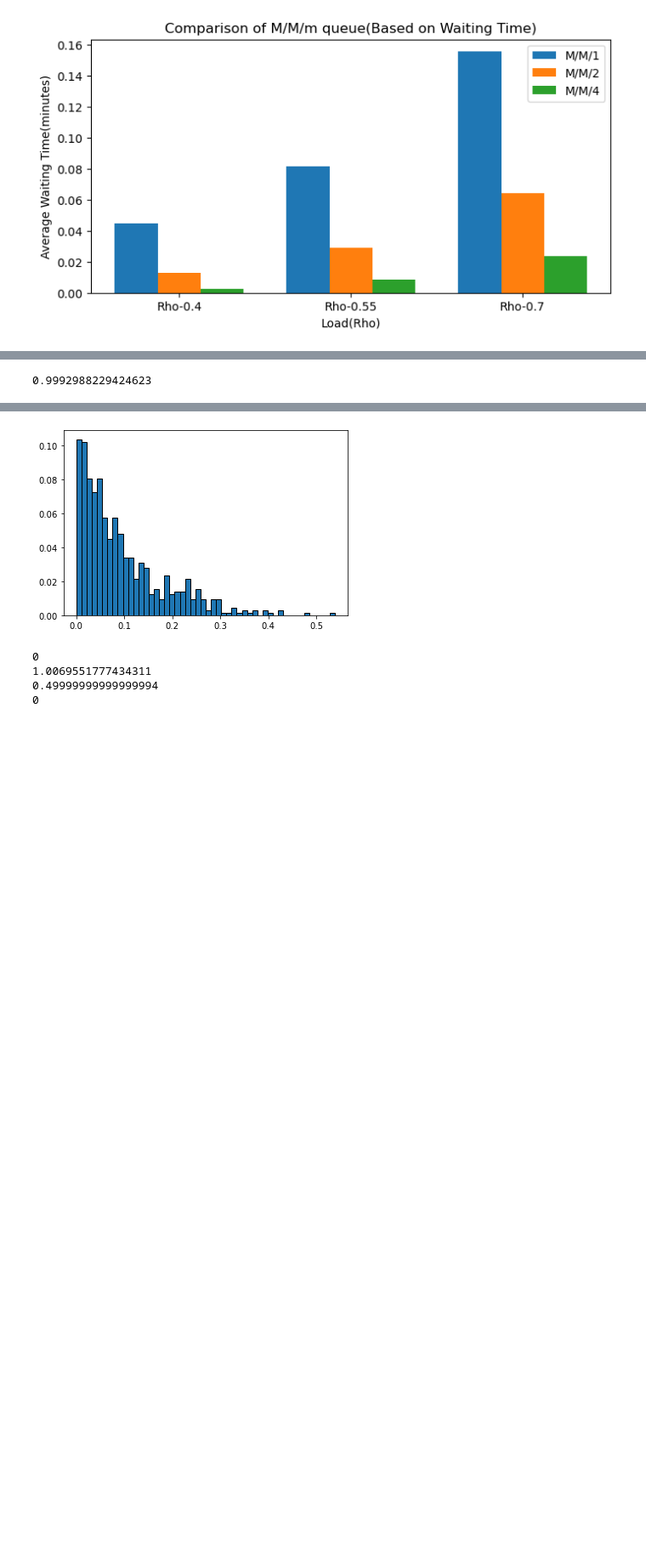
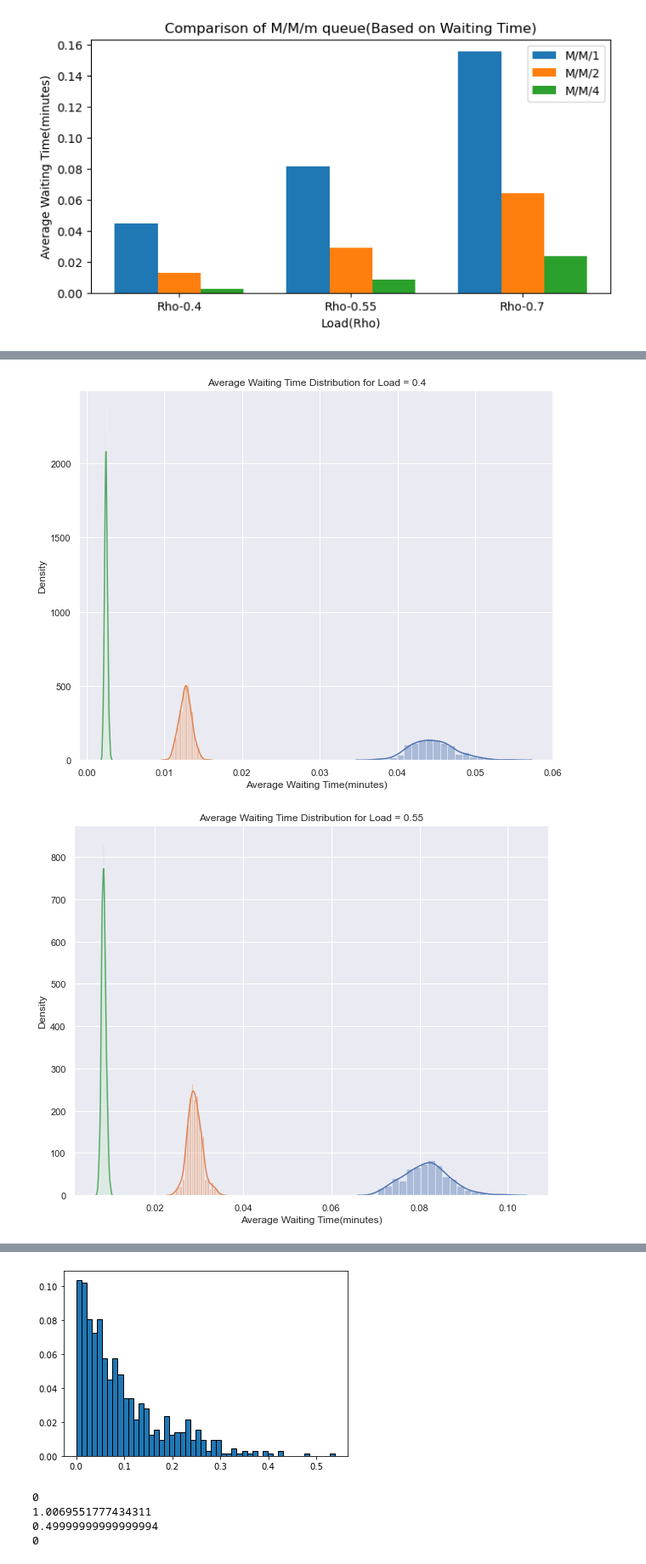
Before and after one commit to MbBrainz/StochasticSimulation-group19, a Jupyter notebook: Assignment2/Exponential_FIFO.ipynb, the cells around one changed output, grey strips where cells are left out. Shown: that part at 85% size. Saved outputs shown, nothing was run; the diff lists cells and outputs as text; code cells hidden in the pictures; blank space fills up the shorter version.

```diff
--- a/Assignment2/Exponential_FIFO.ipynb
+++ b/Assignment2/Exponential_FIFO.ipynb
@@ -76,7 +76,11 @@ def observe(env,system):
         system.queue_length.append(len(system.server.queue))  # number of customers in a queue at time t
         system.customer.append(system.n)
         #print(len(system.server.queue))
-        yield env.timeout(0.5)
+        yield env.timeout(1)
+
+def calculate_lambda(rho,server):
+        lambd_a = rho*server*mu
+        return lambd_a
 # %% [markdown]
 # Steady state Analysis - 1 simulation run and different number of customers
 # %%
@@ -305,17 +309,3 @@ with open("ServersFIFO.json", 'w') as f:
 # %%
 with open("ServersFIFO.json", 'r') as f:
     data_read = json.load(f)
-# %%
-#print(len(data))
-#print(data[0][:])
-
-data = []
-for i in range(3):
-    data_range = np.arange(i,9,3)
-
-    for j in data_range:
-
-        temp = data_read[j][:]
-        # only need average time for bar chart comparison
-        data_temp = temp[0]
-        data.append(np.mean(data_temp))
@@ -957,16 +339,0 @@ print(np.mean(avg_time))
-# %%
-cust = []
-
-for sim in range(num_sim):
-    # Run the simulation
-    env = simpy.Environment()
-    system = System(env, num_servers_single, lambda_a_single,mu,service_distribution)
-    env.process(generate(env,system))
-    env.run()
-    cust.append(get_average_wait_time(system.customer))
-    #num_customers.append(system.n)
-
-print(np.mean(cust))
-#print(num_customers)
-# %% [output]
-0.9992988229424623
@@ -972,0 +380,38 @@ print(np.mean(cust))
+# %%
+
+import matplotlib.pyplot as plt
+import seaborn as sns
+
+sns.set(rc={"figure.figsize": (10, 8)})
+
+sns.set_theme()
+
+fig1, ax1 = plt.subplots()
+fig1, ax2 = plt.subplots()
+fig1, ax3 = plt.subplots()
+
+sns.distplot(data_stats_04[0], ax=ax1, kde=True,label="One Server(n=1)")
+sns.distplot(data_stats_04[1], ax=ax1, kde=True,label= "Two Servers(n=2)")
+sns.distplot(data_stats_04[2], ax=ax1, kde=True,label="Four Servers(n=4)")
+
+sns.distplot(data_stats_55[0], ax=ax2, kde=True,label="One Server(n=1)")
+sns.distplot(data_stats_55[1], ax=ax2, kde=True,label= "Two Servers(n=2)")
+sns.distplot(data_stats_55[2], ax=ax2, kde=True,label="Four Servers(n=4)")
+
+sns.distplot(data_stats_07[0], ax=ax3, kde=True,label="One Server(n=1)")
+sns.distplot(data_stats_07[1], ax=ax3, kde=True,label= "Two Servers(n=2)")
+sns.distplot(data_stats_07[2], ax=ax3, kde=True,label="Four Servers(n=4)")
+
+ax1.set_xlabel("Average Waiting Time(minutes)")
+ax2.set_xlabel("Average Waiting Time(minutes)")
+ax3.set_xlabel("Average Waiting Time(minutes)")
+
+ax1.set_title("Average Waiting Time Distribution for Load = 0.4")
+ax2.set_title("Average Waiting Time Distribution for Load = 0.55")
+ax3.set_title("Average Waiting Time Distribution for Load = 0.7")
+
+
+plt.show()
+# %% [output]
+[figure, added]
+[figure, added]
```
Also changed, not shown: parts of 58 cells of this notebook.
